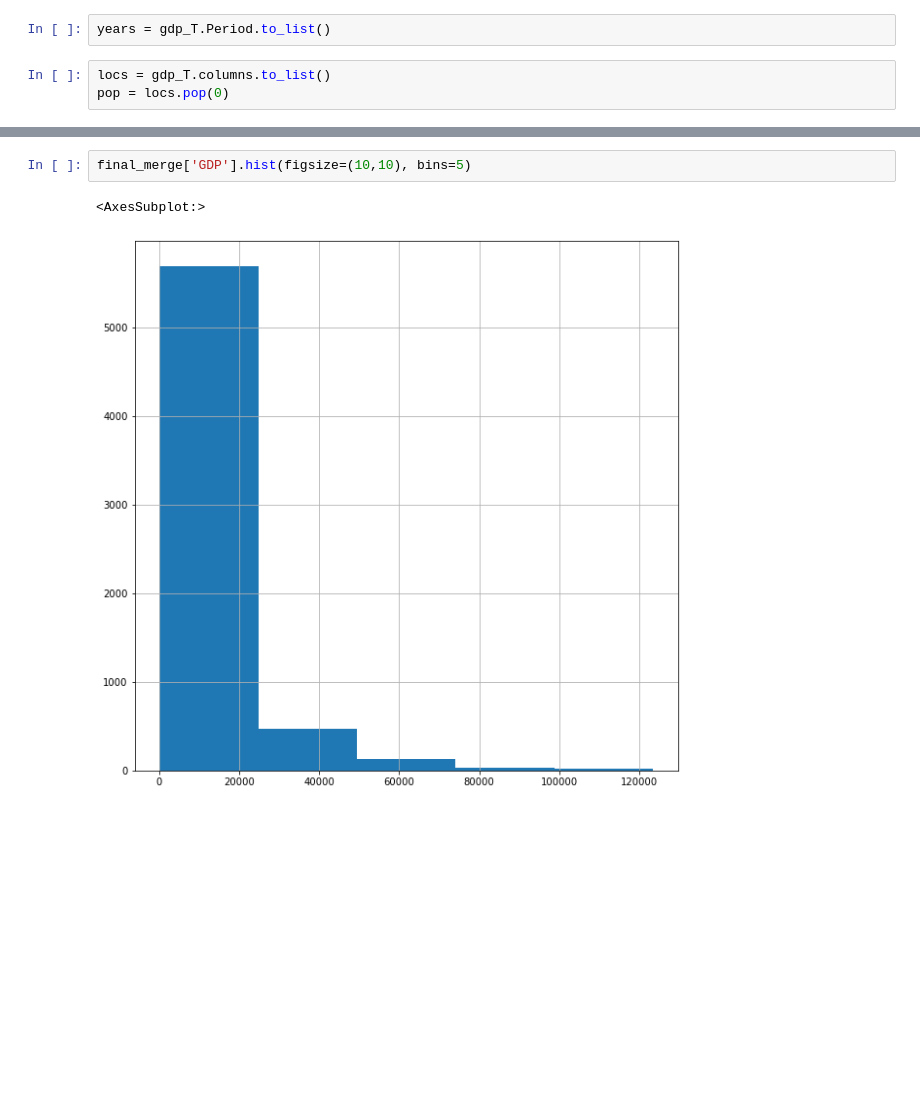
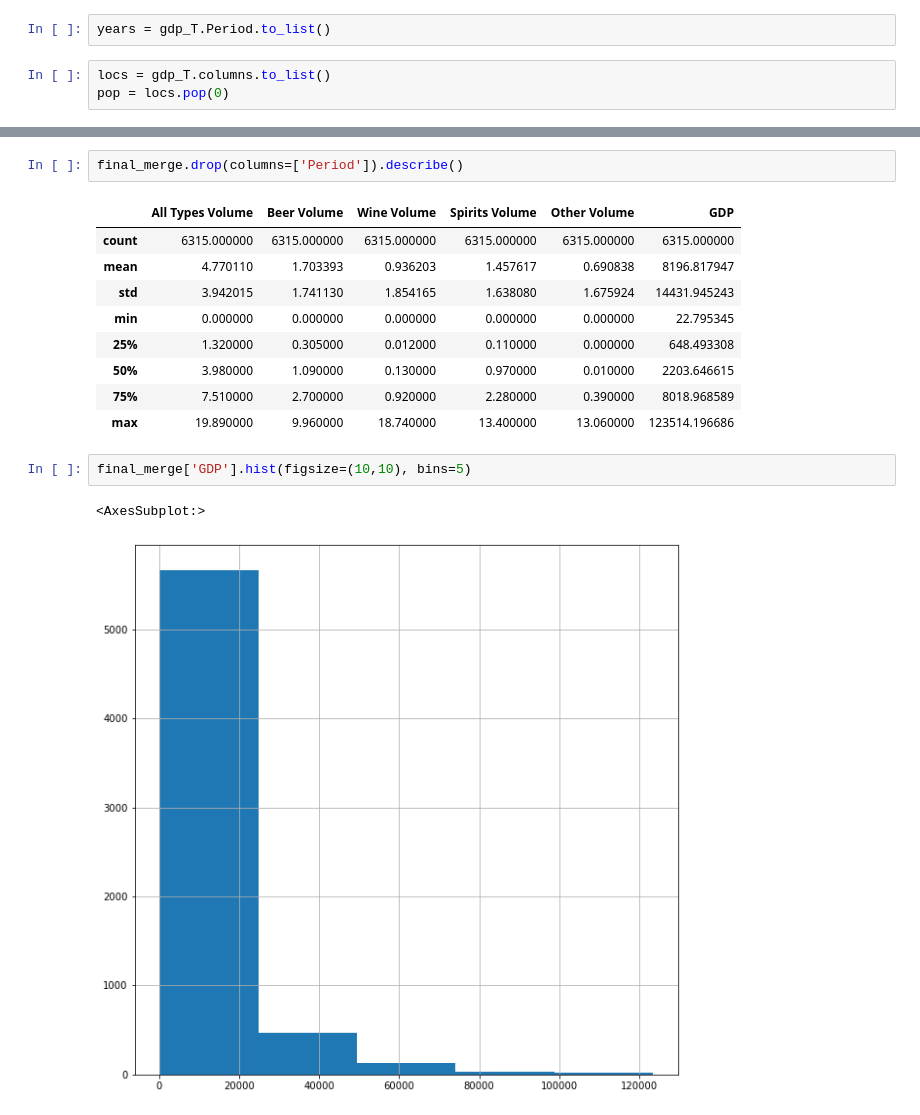
Before and after one commit to stuartbrown4/Big-Data-Assignment, a Jupyter notebook: Data-Handling-01.ipynb, the cells around one changed output, grey strips where cells are left out. Cells and saved outputs as stored; diff of their text form; blank space fills up the shorter version.

```diff
--- a/Data-Handling-01.ipynb
+++ b/Data-Handling-01.ipynb
@@ -309,3 +277,15 @@ final_merge
+# %%
+final_merge.drop(columns=['Period']).describe()
+# %% [output]
+|  | All Types Volume | Beer Volume | Wine Volume | Spirits Volume | Other Volume | GDP |
+| count | 6315.000000 | 6315.000000 | 6315.000000 | 6315.000000 | 6315.000000 | 6315.000000 |
+| mean | 4.770110 | 1.703393 | 0.936203 | 1.457617 | 0.690838 | 8196.817947 |
+| std | 3.942015 | 1.741130 | 1.854165 | 1.638080 | 1.675924 | 14431.945243 |
+| min | 0.000000 | 0.000000 | 0.000000 | 0.000000 | 0.000000 | 22.795345 |
+| 25% | 1.320000 | 0.305000 | 0.012000 | 0.110000 | 0.000000 | 648.493308 |
+| 50% | 3.980000 | 1.090000 | 0.130000 | 0.970000 | 0.010000 | 2203.646615 |
+| 75% | 7.510000 | 2.700000 | 0.920000 | 2.280000 | 0.390000 | 8018.968589 |
+| max | 19.890000 | 9.960000 | 18.740000 | 13.400000 | 13.060000 | 123514.196686 |
 # %%
 final_merge['GDP'].hist(figsize=(10,10), bins=5)
 # %% [output]
```
Also changed, not shown: parts of 22 cells of this notebook, 1 other file.
